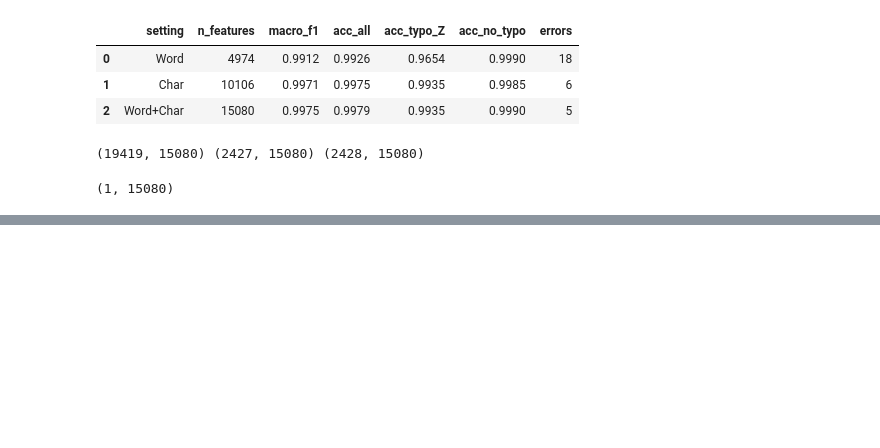
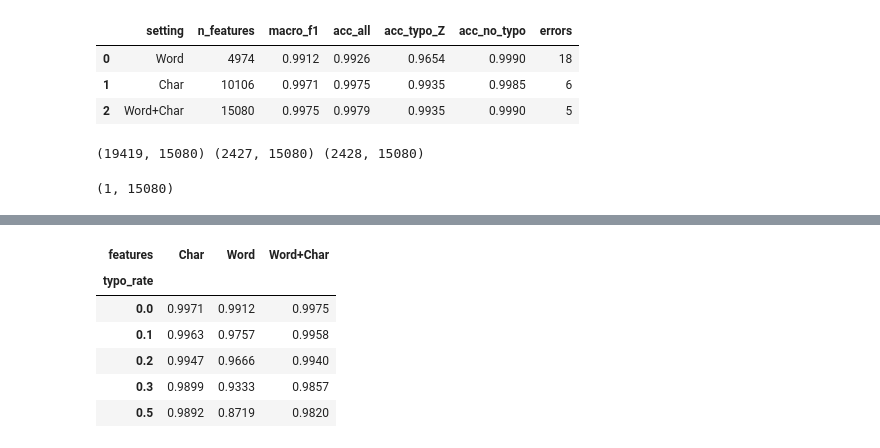
Before and after one commit to hananAhmed07/Customer-Support-Project, a Jupyter notebook: nlp_preprocessing.ipynb, the cells around one changed output, grey strips where cells are left out. Cells and saved outputs as stored; diff of their text form; code cells hidden in the pictures; blank space fills up the shorter version.

```diff
--- a/nlp_preprocessing.ipynb
+++ b/nlp_preprocessing.ipynb
@@ -356,3 +356,74 @@ tfidf = joblib.load("artifacts/tfidf_word_char.joblib")
 print(tfidf.transform(["i need help cancelling puchase ph_order_number"]).shape)
 # %% [output]
 (1, 15080)
+# %%
+import random
+import pandas as pd
+from scipy.sparse import hstack
+from sklearn.feature_extraction.text import TfidfVectorizer
+from sklearn.linear_model import LogisticRegression
+from sklearn.metrics import f1_score
+
+train = pd.read_csv("processed_data/train.csv")
+val = pd.read_csv("processed_data/val.csv")
+
+def add_typos(text, p, rng):
+    out = []
+    for w in text.split():
+        # منلمسش الـ placeholders ولا الكلمات القصيرة
+        if w.startswith("ph_") or len(w) < 4 or rng.random() > p:
+            out.append(w)
+            continue
+        i = rng.randrange(1, len(w) - 1)
+        op = rng.choice(["swap", "drop", "dup", "sub"])
+        if op == "swap":
+            w = w[:i] + w[i + 1] + w[i] + w[i + 2:]
+        elif op == "drop":
+            w = w[:i] + w[i + 1:]
+        elif op == "dup":
+            w = w[:i] + w[i] + w[i:]
+        else:
+            w = w[:i] + rng.choice("abcdefghijklmnopqrstuvwxyz") + w[i + 1:]
+        out.append(w)
+    return " ".join(out)
+
+levels = [0.0, 0.1, 0.2, 0.3, 0.5]
+noisy_val = {}
+for p in levels:
+    rng = random.Random(42)
+    noisy_val[p] = val["instruction_clean"].apply(lambda s: add_typos(s, p, rng))
+
+# عينة تشوفي بيها شكل الـ typos
+print(noisy_val[0.3].head(5).to_string())
+
+def word_vec():
+    return TfidfVectorizer(sublinear_tf=True, ngram_range=(1, 2), min_df=2)
+
+def char_vec():
+    return TfidfVectorizer(sublinear_tf=True, analyzer="char_wb", ngram_range=(2, 5), min_df=2)
+
+setups = {
+    "Word": [word_vec],
+    "Char": [char_vec],
+    "Word+Char": [word_vec, char_vec],
+}
+
+rows = []
+for name, makers in setups.items():
+    vecs = [m() for m in makers]
+    X_train = hstack([v.fit_transform(train["instruction_clean"]) for v in vecs]).tocsr()
+    clf = LogisticRegression(max_iter=1000, class_weight="balanced")
+    clf.fit(X_train, train["intent"])
+
+    for p in levels:
+        X_val = hstack([v.transform(noisy_val[p]) for v in vecs]).tocsr()
+        pred = clf.predict(X_val)
+        rows.append({
+            "features": name,
+            "typo_rate": p,
+            "macro_f1": round(f1_score(val["intent"], pred, average="macro"), 4),
+        })
+
+robust = pd.DataFrame(rows).pivot(index="typo_rate", columns="features", values="macro_f1")
+robust
+# %% [output]
@@ -358,0 +435,7 @@ print(tfidf.transform(["i need help cancelling puchase ph_order_number"]).shape)
+| features | Char | Word | Word+Char |
+| typo_rate |  |  |  |
+| 0.0 | 0.9971 | 0.9912 | 0.9975 |
+| 0.1 | 0.9963 | 0.9757 | 0.9958 |
+| 0.2 | 0.9947 | 0.9666 | 0.9940 |
+| 0.3 | 0.9899 | 0.9333 | 0.9857 |
+| 0.5 | 0.9892 | 0.8719 | 0.9820 |
```
Also changed, not shown: parts of 3 cells of this notebook, 2 other files.
